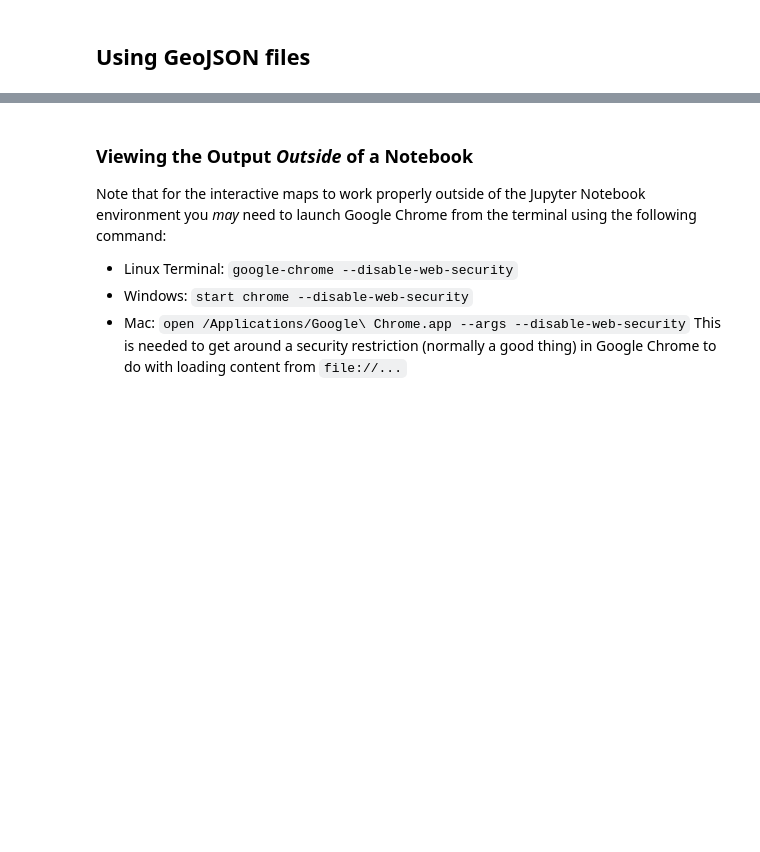
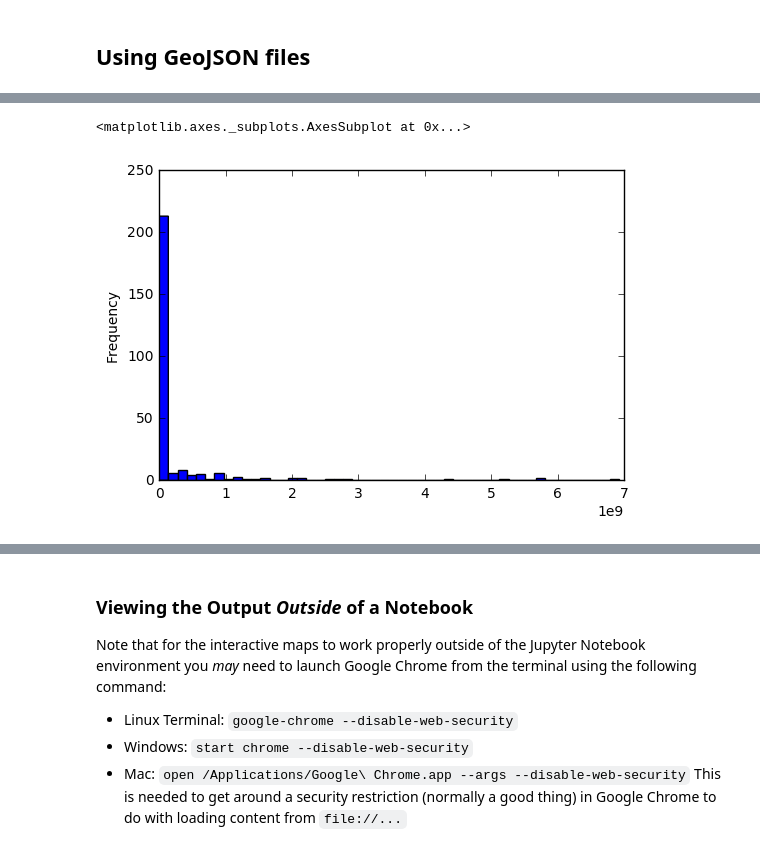
Before and after one commit to kingsgeocomp/spatial-analysis, a Jupyter notebook: New-Practical-1-Simple Web Mapping.ipynb, the cells around one changed output, grey strips where cells are left out. Drawn from its saved outputs; the diff is of its cells as text; code cells hidden in the pictures; blank space fills up the shorter version.

Commit message:
Overhauled completely to use only the WORLD POP data from the World Bank.

```diff
--- a/New-Practical-1-Simple Web Mapping.ipynb
+++ b/New-Practical-1-Simple Web Mapping.ipynb
@@ -293,0 +196,9 @@ _Objective:_ drawing on the code that you used to show the LSOA data as a chorop
+# %%
+# Import library to read Zip files
+import zipfile
+
+# Load the Zip file
+z = zipfile.ZipFile(os.path.join('data','API_SP.POP.TOTL_DS2_en_csv_v2.zip'))
+
+# Show what files are contained inside
+print(z.namelist())
@@ -293,0 +213,17 @@ _Objective:_ drawing on the code that you used to show the LSOA data as a chorop
+# %%
+# Read in the CSV file extracted from the
+# Zip archive in the previous code block
+df = pd.read_csv(z.open('API_SP.POP.TOTL_DS2_en_csv_v2.csv'), skiprows=[0], header=1)
+
+# Drop unneeded columns from the data frame
+df.drop(['Unnamed: 61','2016','Indicator Code','Indicator Name'], inplace=True, axis=1)
+
+# Change the names of the first two columns so that
+# they don't have spaces in them any more...
+new_cols = df.columns.values.tolist()
+new_cols[0] = 'Name'
+new_cols[1] = 'Code'
+df.columns = new_cols
+
+# Check it worked
+df.head(3)
@@ -293,0 +259,5 @@ _Objective:_ drawing on the code that you used to show the LSOA data as a chorop
+# %%
+df['2010'].plot.hist(bins=50)
+# %% [output]
+<matplotlib.axes._subplots.AxesSubplot at 0x...>
+[figure, added]
```
Also changed, not shown: parts of 66 cells of this notebook.
